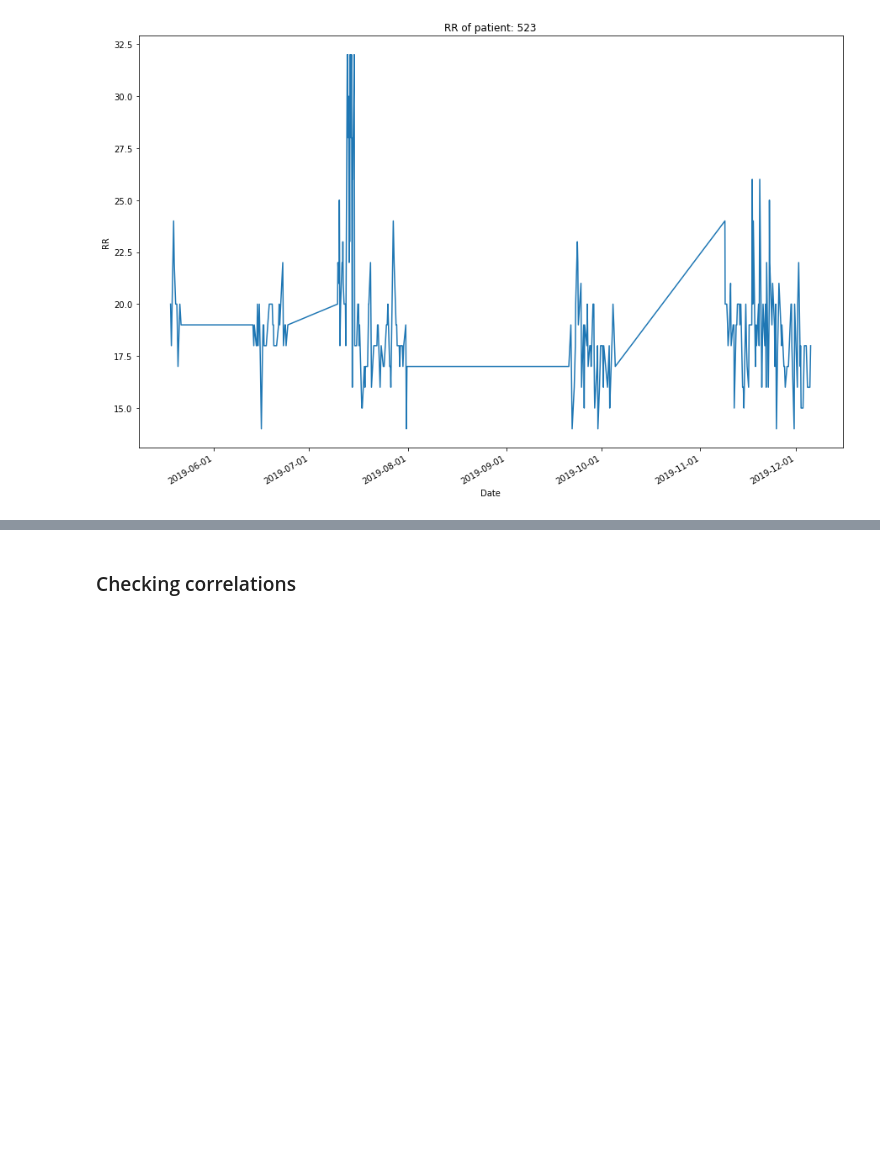
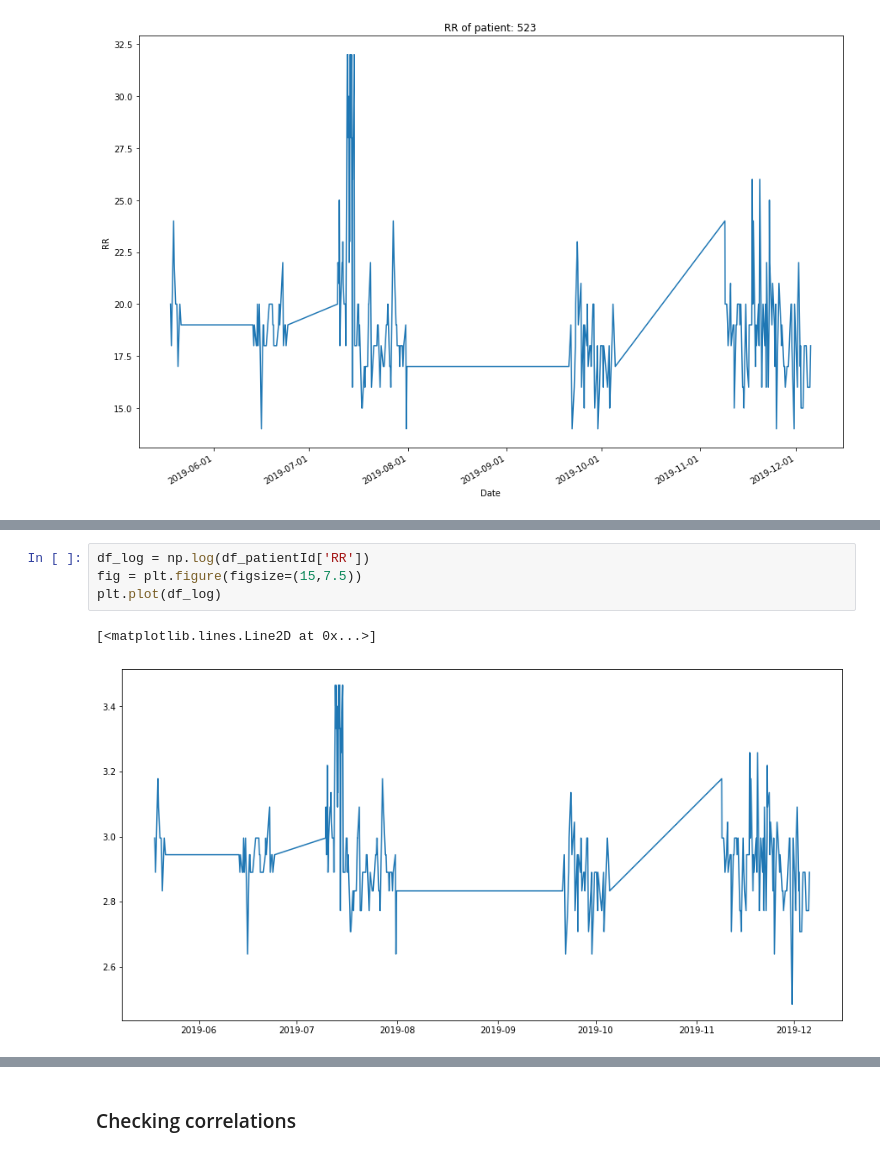
Before and after one commit to kustex/arinti_ews_usecase, a Jupyter notebook: arinti_EWS_notebook.ipynb, the cells around one changed output, grey strips where cells are left out. Saved outputs shown, nothing was run; the diff lists cells and outputs as text; blank space fills up the shorter version.

```diff
--- a/arinti_EWS_notebook.ipynb
+++ b/arinti_EWS_notebook.ipynb
@@ -272,0 +315,7 @@ See the caveats in the documentation: https://pandas.pydata.org/pandas-docs/stab
+# %%
+df_log = np.log(df_patientId['RR'])
+fig = plt.figure(figsize=(15,7.5))
+plt.plot(df_log)
+# %% [output]
+[<matplotlib.lines.Line2D at 0x...>]
+[figure, added]
```
Also changed, not shown: parts of 11 cells of this notebook.
